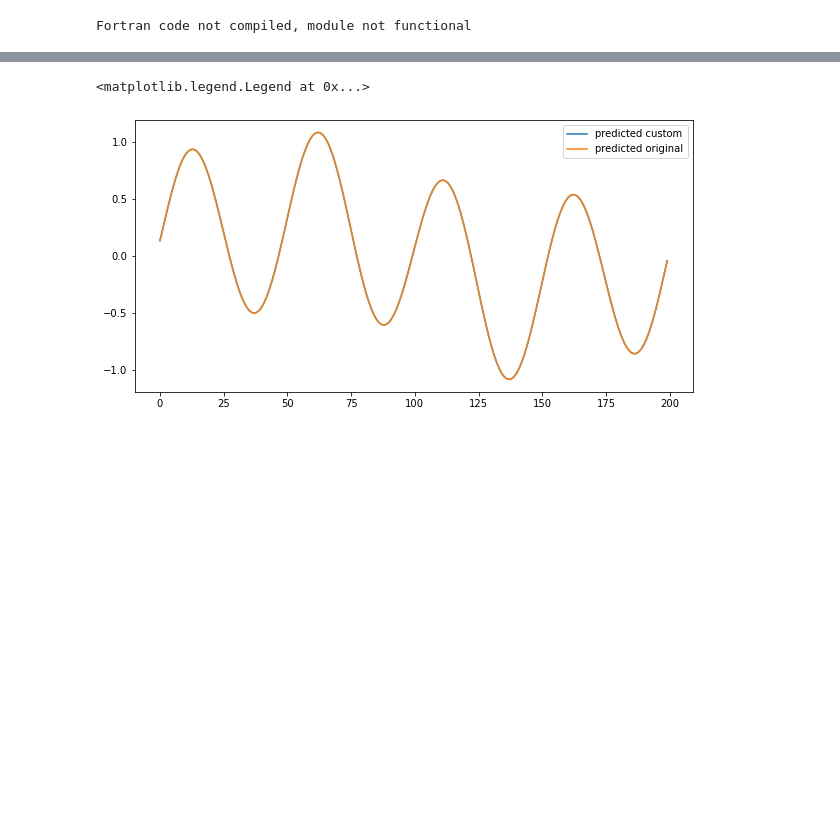
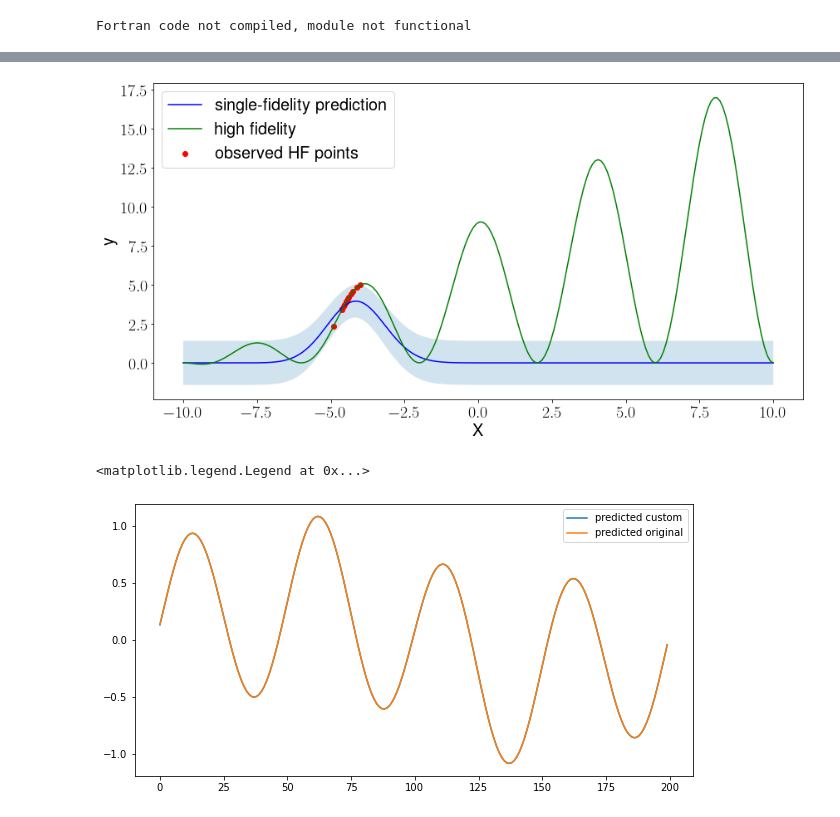
Before and after one commit to KislayaRavi/MuDaFuGP, a Jupyter notebook: mfgp/mudafugp_terramechanical_data.ipynb, the cells around one changed output, grey strips where cells are left out. Drawn from its saved outputs; the diff is of its cells as text; code cells hidden in the pictures; blank space fills up the shorter version.

```diff
--- a/mfgp/mudafugp_terramechanical_data.ipynb
+++ b/mfgp/mudafugp_terramechanical_data.ipynb
@@ -84,3 +103,22 @@ Error after optimsation tf.Tensor(0.0044509841621110805, shape=(), dtype=float64
+# %%
+k1 = GPy.kern.RBF(input_dim)
+gp_surrogate = GPy.models.GPRegression(X=np.array(X_train_high), Y=np.array(Y_train_high), kernel=k1)
+mean, var = gp_surrogate.predict(np.array(X_test))
+std = tf.sqrt(var)
+
+plt.figure(figsize=(14, 7))
+plt.plot(X_test, mean, label='single-fidelity prediction',c='blue')
+plt.plot(X_test, Y_test_high, label='high fidelity', c='green')
+
+plt.fill_between(X_test[:, 0], (mean-std)[:, 0], (mean+std)[:, 0], alpha=0.2)
+plt.scatter(model.X_train[-1], model.Y_train[-1], label='observed HF points',c='red')
+# print(model.X_train[-1])
+plt.xlabel("X")
+plt.ylabel("y")
+plt.legend(fontsize=20)
+plt.savefig('C://Users/fedi_vl/Desktop/media/no_bad_mf_example.pdf', bbox_inches='tight')
+# %% [output]
+[figure, added]
 # %%
 #Kxstar_xstar = model.diag_kernel_list[1](X_test, X_test)
 Kxstar = model.evaluate_Kxstar(X_test, 1)
```
Also changed, not shown: parts of 5 cells of this notebook, 1 other file.
